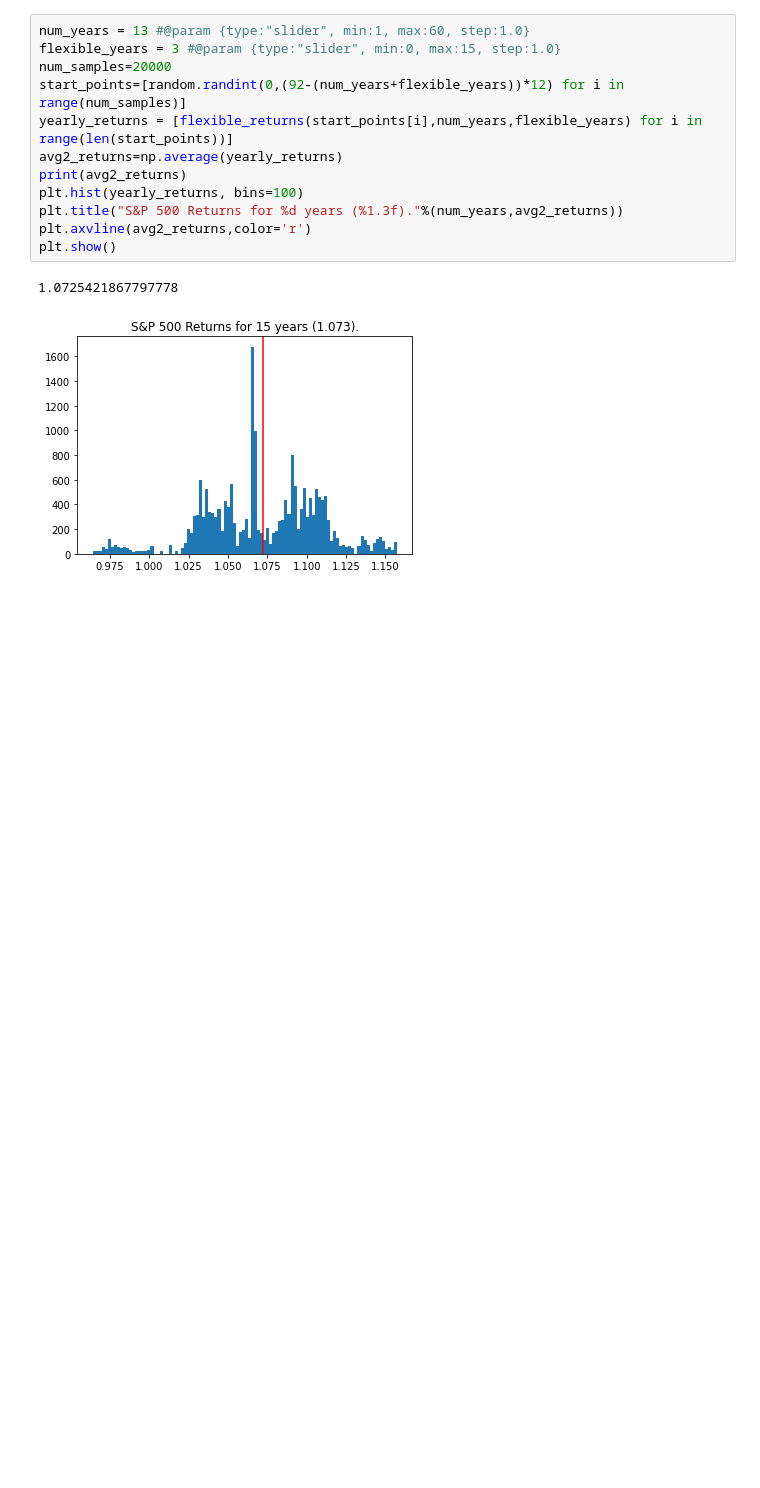
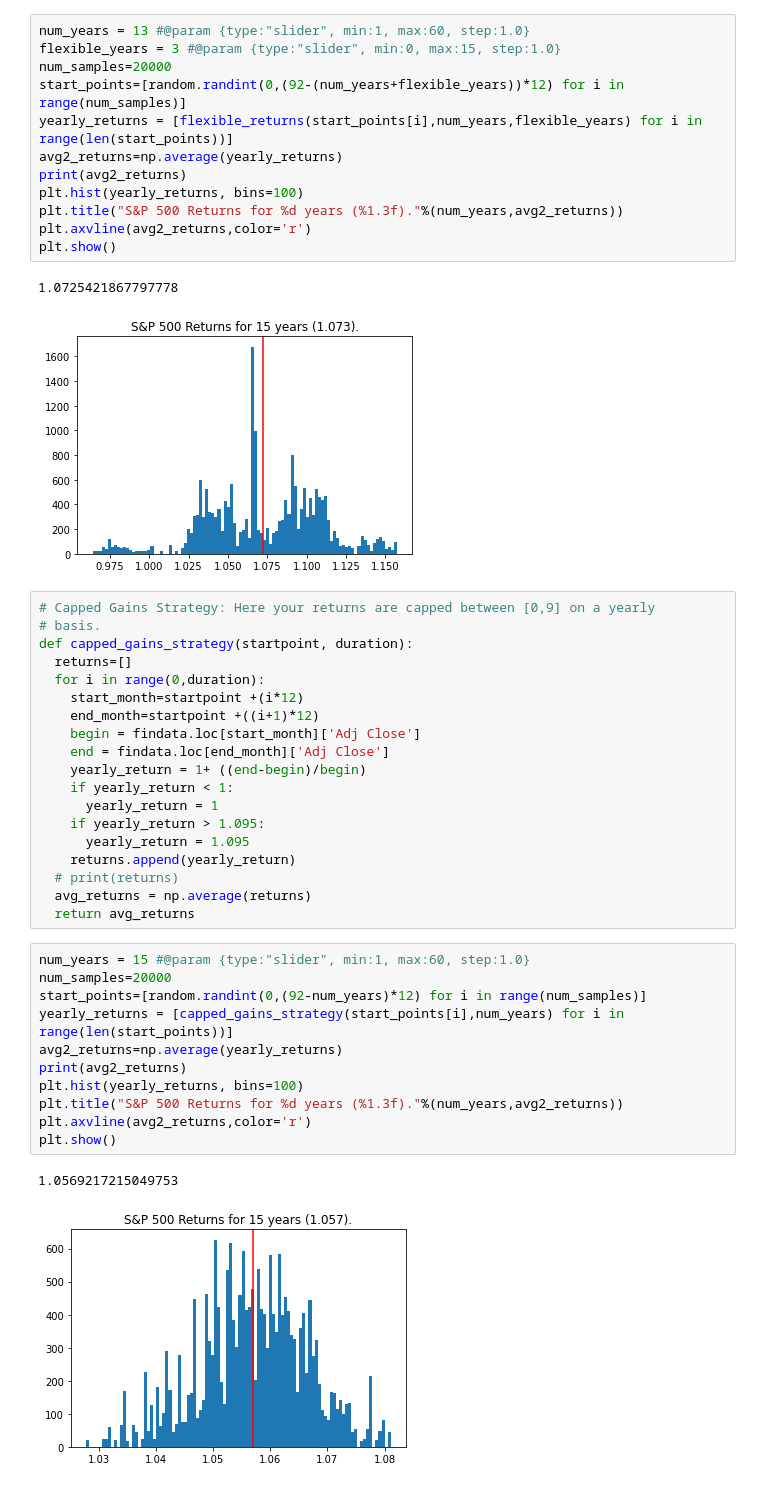
Before and after one commit to sameerkulkarni/financial_simulations, a Jupyter notebook: base_functions.ipynb, the cells around one changed output. Drawn from its saved outputs; the diff is of its cells as text; blank space fills up the shorter version.

Commit message:
Added the capped gains strategy as well...

```diff
--- a/base_functions.ipynb
+++ b/base_functions.ipynb
@@ -81,3 +80,36 @@ plt.show()
 # %% [output]
 1.0725421867797778
 [figure]
+# %%
+# Capped Gains Strategy: Here your returns are capped between [0,9] on a yearly
+# basis.
+def capped_gains_strategy(startpoint, duration):
+  returns=[]
+  for i in range(0,duration):
+    start_month=startpoint +(i*12)
+    end_month=startpoint +((i+1)*12)
+    begin = findata.loc[start_month]['Adj Close']
+    end = findata.loc[end_month]['Adj Close']
+    yearly_return = 1+ ((end-begin)/begin)
+    if yearly_return < 1:
+      yearly_return = 1
+    if yearly_return > 1.095:
+      yearly_return = 1.095
+    returns.append(yearly_return)
+  # print(returns)
+  avg_returns = np.average(returns)
+  return avg_returns
+# %%
+num_years = 15 #@param {type:"slider", min:1, max:60, step:1.0}
+num_samples=20000
+start_points=[random.randint(0,(92-num_years)*12) for i in range(num_samples)]
+yearly_returns = [capped_gains_strategy(start_points[i],num_years) for i in range(len(start_points))]
+avg2_returns=np.average(yearly_returns)
+print(avg2_returns)
+plt.hist(yearly_returns, bins=100)
+plt.title("S&P 500 Returns for %d years (%1.3f)."%(num_years,avg2_returns))
+plt.axvline(avg2_returns,color='r')
+plt.show()
+# %% [output]
+1.0569217215049753
+[figure, added]
```
Also changed, not shown: parts of 3 cells of this notebook.
